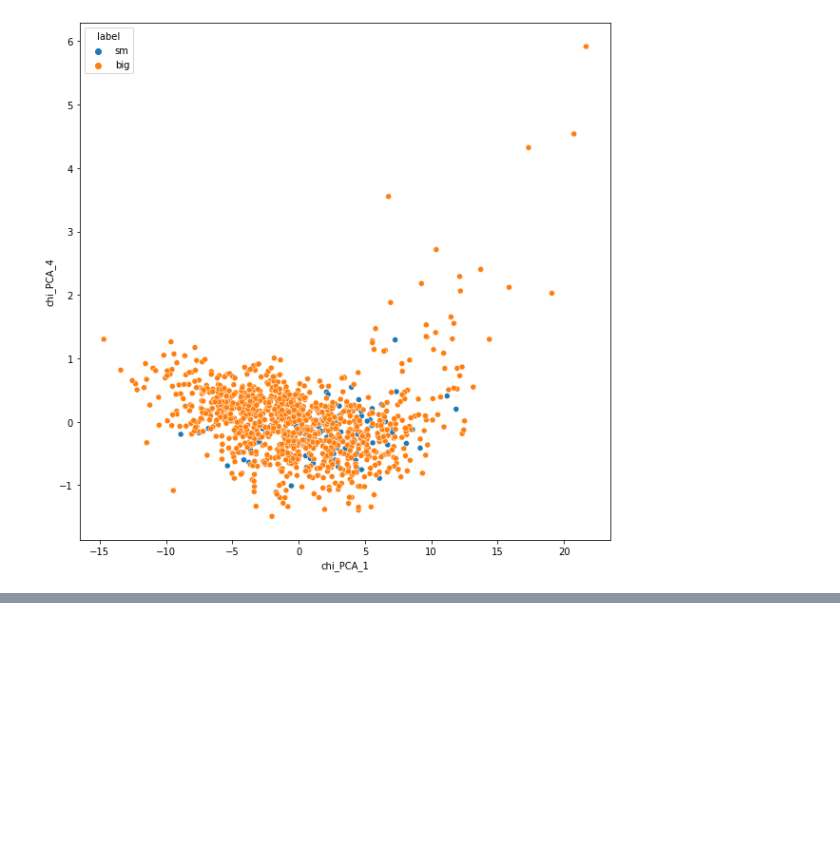
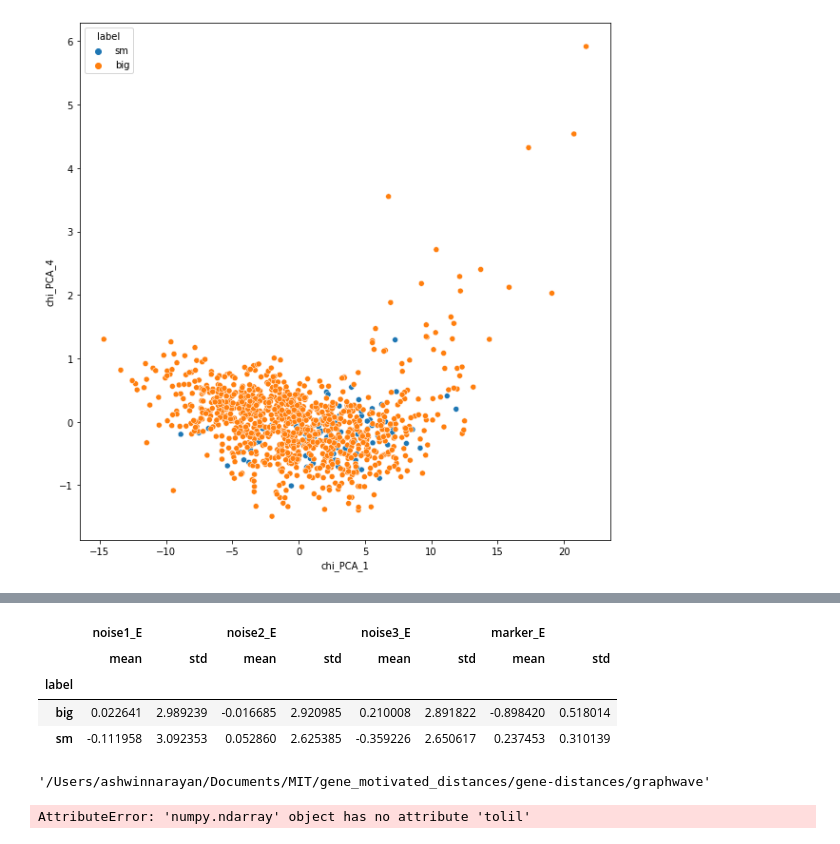
Before and after one commit to ashwinn226/graphwave, a Jupyter notebook: graphwave_pancakes.ipynb, the cells around one changed output, grey strips where cells are left out. Cells and saved outputs as stored; diff of their text form; code cells hidden in the pictures; blank space fills up the shorter version.

```diff
--- a/graphwave_pancakes.ipynb
+++ b/graphwave_pancakes.ipynb
@@ -574,0 +609,12 @@ sns.scatterplot(data=pancake, x="chi_PCA_1", y="chi_PCA_4", hue="label")
+# %%
+pancake.groupby("label")[pancake.columns[pancake.columns.str.contains("_E")]].agg(["mean", "std"])
+# %% [output]
+|  | noise1_E |  | noise2_E |  | noise3_E |  | marker_E |  |
+|  | mean | std | mean | std | mean | std | mean | std |
+| label |  |  |  |  |  |  |  |  |
+| big | 0.022641 | 2.989239 | -0.016685 | 2.920985 | 0.210008 | 2.891822 | -0.898420 | 0.518014 |
+| sm | -0.111958 | 3.092353 | 0.052860 | 2.625385 | -0.359226 | 2.650617 | 0.237453 | 0.310139 |
+# %%
+pwd
+# %% [output]
+'/Users/ashwinnarayan/Documents/MIT/gene_motivated_distances/gene-distances/graphwave'
@@ -574,0 +625,4 @@ sns.scatterplot(data=pancake, x="chi_PCA_1", y="chi_PCA_4", hue="label")
+# %%
+gene_chi = charac_function_multiscale(E_dict, time_pnts)
+# %% [output]
+AttributeError: 'numpy.ndarray' object has no attribute 'tolil'
```
Also changed, not shown: parts of 23 cells of this notebook, 1 other file.
